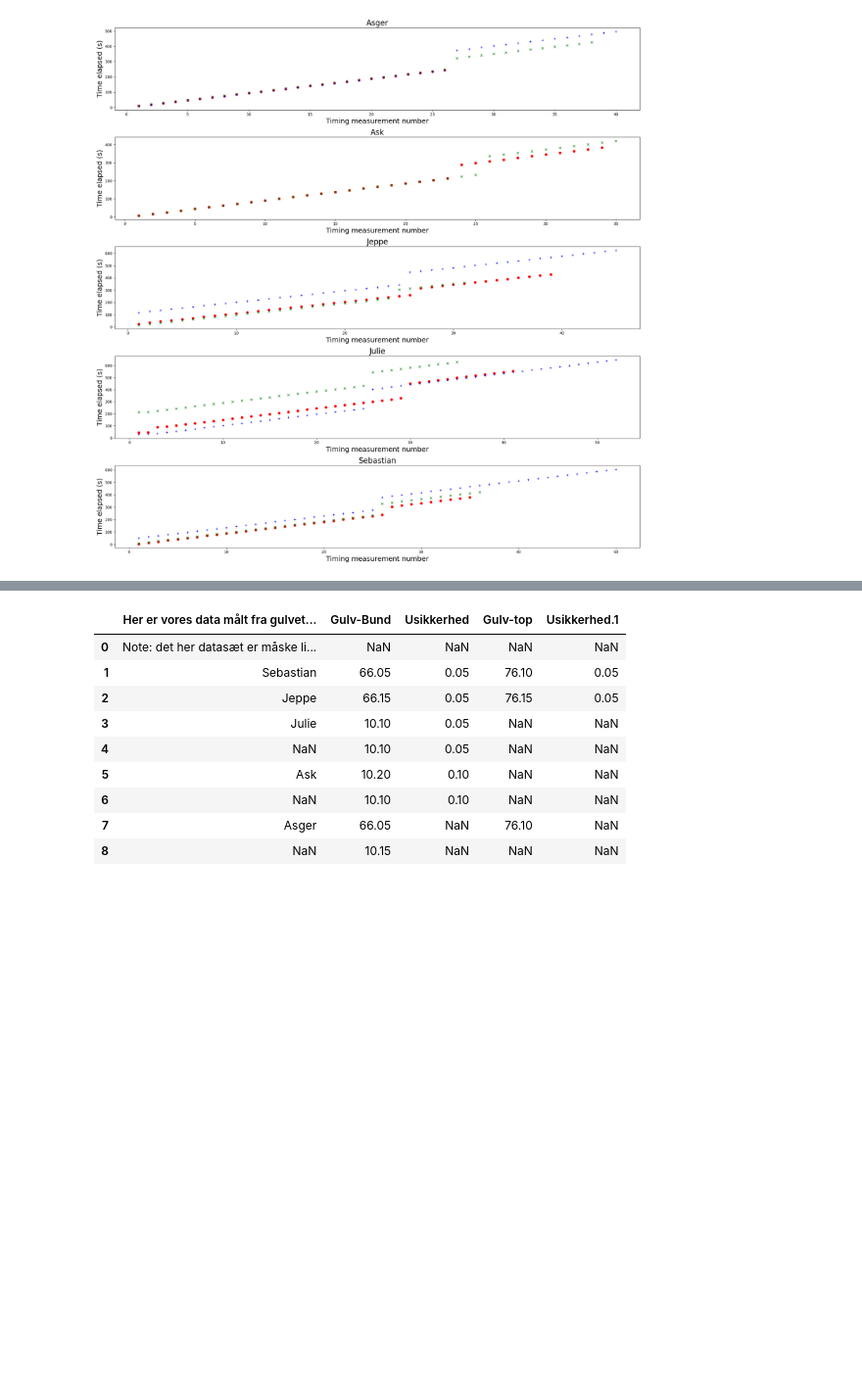
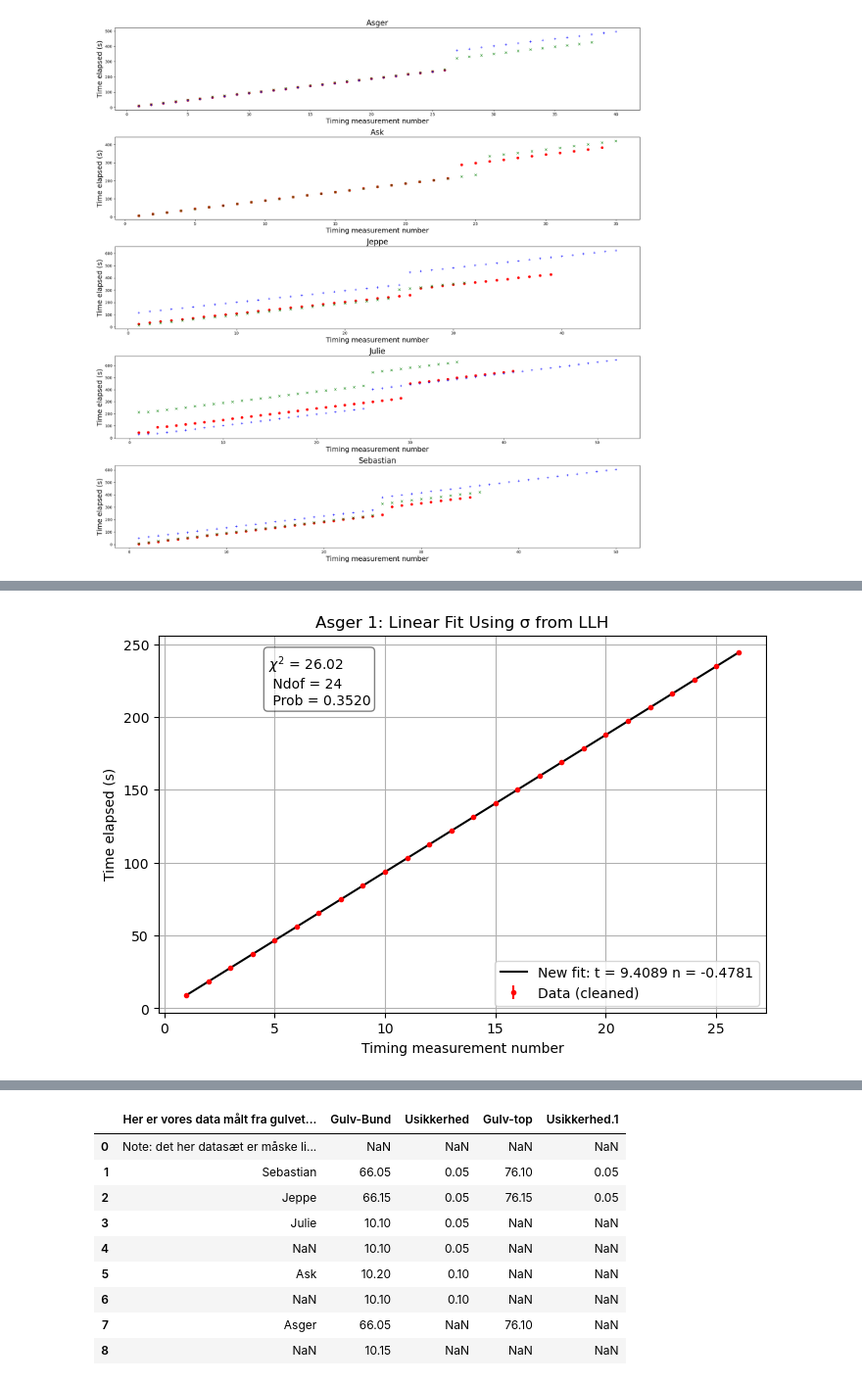
Before and after one commit to Julieloegstrup/Project, a Jupyter notebook: Pendulum/asger/asger_pendulum.ipynb, the cells around one changed output, grey strips where cells are left out. Shown at 98% size. Drawn from its saved outputs; the diff is of its cells as text; code cells hidden in the pictures; blank space fills up the shorter version.

```diff
--- a/Pendulum/asger/asger_pendulum.ipynb
+++ b/Pendulum/asger/asger_pendulum.ipynb
@@ -21,7 +21,7 @@ def lprint(*args,**kwargs):
     display(Latex('$$'+' '.join(args)+'$$'),**kwargs)
 # %%
 def read_data(filename):
-    root= '/Users/asgerthormann/Documents/applied_statistics/Project/Pendulum/pendulum_timing/'
+    root= '/Users/asgerthormann/Documents/uni/app_stat/Project/Pendulum/pendulum_timing/'
     dat = np.genfromtxt(root+filename, delimiter='\t', names=('n', 't_s'))
 
     return dat
@@ -402,0 +419,80 @@ for dat in data_sets:
+# %%
+i = 0
+names = ['Asger 1', 'Asger 2', 'Asger 3',
+         'Ask 1', 'Ask 2',
+         'Jeppe 1', 'Jeppe 2', 'Jeppe 3',
+         'Julie 1', 'Julie 2', 'Julie 3',
+         'Sebastian 1', 'Sebastian 2', 'Sebastian 3']
+
+sigmas = []
+new_fit_params = []
+sigma_a=[]
+
+for dat in data_sets:
+    # --- Cut data ---
+    n, t = dat
+    if i in (3,4,6,7,9,10,12,13):
+        n_cut, t_cut = cut_data(n, t, max_n=23)
+    else:
+        n_cut, t_cut = cut_data(n, t, max_n=26)
+
+    if i == 8:
+        n_cut, t_cut = n_cut[2:], t_cut[2:]  # remove outliers
+
+    # --- Initial linear fit for residuals ---
+    chi2_lin = cost.LeastSquares(n_cut, t_cut, sig_t, lin_fit)
+    m_lin = Minuit(chi2_lin, a=0.1, b=0.1)
+    m_lin.migrad()
+    a, b = m_lin.values['a'], m_lin.values['b']
+
+    # --- Compute residuals ---
+    residuals = t_cut - lin_fit(n_cut, a, b)
+    n_res = np.arange(1, len(residuals)+1)
+
+    # --- Clean residuals and corresponding n/t arrays ---
+    n_clean, t_clean = n_cut.copy(), t_cut.copy()
+    for _ in range(8):
+        residuals, keep_mask = clean_data(residuals)
+        n_clean = n_clean[keep_mask]
+        t_clean = t_clean[keep_mask]
+        n_res = n_res[keep_mask]
+
+    # --- Unbinned likelihood Gaussian fit to residuals ---
+    ullhfit = cost.UnbinnedNLL(residuals, gauss_pdf)
+    minuit_ullh = Minuit(ullhfit, mu=0, sigma=0.1)
+    minuit_ullh.migrad()
+    sigma_resid = minuit_ullh.values['sigma']
+    sigmas.append(sigma_resid)
+
+    # --- New linear fit using sigma_resid as error on each point ---
+    chi2_new = cost.LeastSquares(n_clean, t_clean, sigma_resid, lin_fit)
+    m_new = Minuit(chi2_new, a=0.1, b=0.1)
+    m_new.migrad()
+
+    chi2_new = m_new.fval                     # ChiSquare value
+    Ndof = len(n_clean) - m_new.nfit     # Number of (non-empty) bins
+    Prob = stats.chi2.sf(chi2_new, Ndof)     # ChiSquare probability given Ndof
+
+
+    new_fit_params.append(m_new.values)
+    sigma_a.append(m_new.errors['a'])
+
+    # --- Plot data and new fit ---
+    fig, ax = plt.subplots(figsize=(8,5))
+    ax.errorbar(n_clean, t_clean, yerr=sigma_resid, fmt='.', color='red', label='Data (cleaned)')
+    n_fit = np.linspace(min(n_clean), max(n_clean), 100)
+    t_fit = lin_fit(n_fit, m_new.values['a'], m_new.values['b'])
+    ax.plot(n_fit, t_fit, color='black', label=f'New fit: t = {m_new.values["a"]:.4f} n = {m_new.values["b"]:.4f}')
+    #ax.text(0.05, 0.95, f'Fit parameters: \n a = {m_new.values["a"]:.4f} ± {m_new.errors["a"]:.4f} \n b = {m_new.values["b"]:.4f} ± {m_new.errors["b"]:.4f}', transform=ax.transAxes, verticalalignment='top', bbox=dict(boxstyle='round', facecolor='white', alpha=0.5))
+    ax.text(0.18, 0.95, f'$\chi^2$ = {chi2_new:.2f} \n Ndof = {Ndof} \n Prob = {Prob:.4f}', transform=ax.transAxes, verticalalignment='top', bbox=dict(boxstyle='round', facecolor='white', alpha=0.5))
+    ax.set_xlabel('Timing measurement number')
+    ax.set_ylabel('Time elapsed (s)')
+    ax.set_title(f'{names[i]}: Linear Fit Using σ from LLH')
+    ax.legend()
+    ax.grid()
+    plt.show()
+
+    print(f"{names[i]}: σ from LLH = {sigma_resid:.4f}, new slope a = {m_new.values['a']:.4f} ± {m_new.errors['a']:.4f}")
+    i += 1
+# %% [output]
+[figure, added]
```
Also changed, not shown: parts of 12 cells of this notebook.
